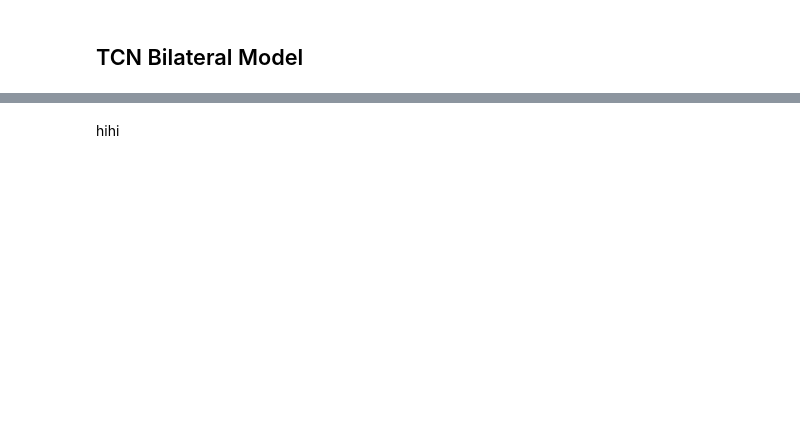
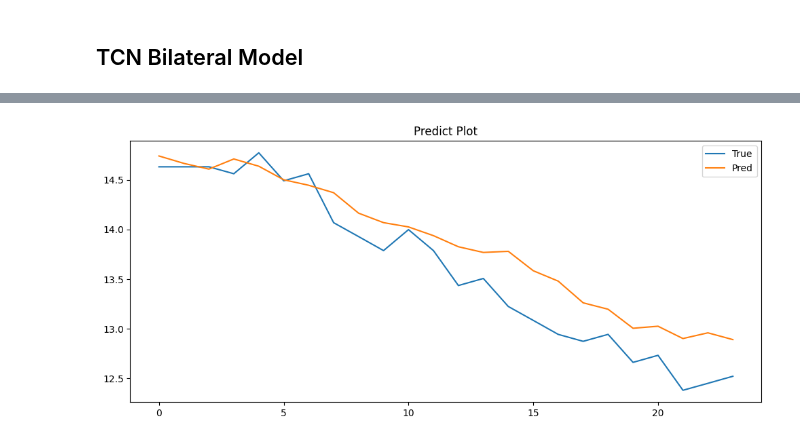
Before and after one commit to thetreeee/OliTemperature, a Jupyter notebook: Aww_Model.ipynb, the cells around one changed output, grey strips where cells are left out. Cells and saved outputs as stored; diff of their text form; code cells hidden in the pictures; blank space fills up the shorter version.

```diff
--- a/Aww_Model.ipynb
+++ b/Aww_Model.ipynb
@@ -17,7 +18,7 @@ from statsmodels.tsa.seasonal import STL
 # %%
 # Đọc dữ liệu
 device = torch.device("cuda" if torch.cuda.is_available() else "cpu")
-df = pd.read_csv("/content/drive/MyDrive/Deep Learning/DL_dataa/data/ETTm1.csv")
+df = pd.read_csv("G:/Code/Deep Learning/deeplearning/OliTemperature/ETTm1.csv")
 
 df['date'] = pd.to_datetime(df['date'])
 df = df.set_index('date')
@@ -760,5 +775,5 @@ print(f'Val Loss: {best_val_loss}')
 # %%
-checkpoint = torch.load("/content/seq2seqs_checkpoint.pth", map_location=device)
+checkpoint = torch.load("G:/Code/Deep Learning/deeplearning/OliTemperature/seq2seq_checkpoint.pth", map_location=device)
 model.load_state_dict(checkpoint['model_state_dict'])
 model.eval()
 total_loss=  []
@@ -982,7 +1014,7 @@ def predict_running(model,data_loader,file):
   total_loss = []
   preds,trues = [],[]
   with torch.no_grad():
-      for x, y in test_loader:
+      for x, y in data_loader:
           x = x.to(device)
           y = y.to(device)
           output = model(x)
@@ -1169,2 +1253,2 @@ print(f'TCN Val Loss: {TCN_best_val_loss}')
 # %%
-TCN_preds,TCN_trues,TCN_total_loss = predict_running(TCN_model,test_loader,'/content/TCN_checkpoint.pth')
+TCN_preds,TCN_trues,TCN_total_loss = predict_running(TCN_model,val_loader,'G:/Code/Deep Learning/deeplearning/OliTemperature/TCN_checkpoint.pth')
@@ -1175,2 +1287,3 @@ print(f'TCN True Grouth: {TCN_trues}')
 # %%
-plot_function(TCN_preds,TCN_trues,TCN_total_loss,100,TCN_criterion)
+plot_function(TCN_preds,TCN_trues,TCN_total_loss,0,TCN_criterion)
+# %% [output]
@@ -1177,2 +1292 @@ plot_function(TCN_preds,TCN_trues,TCN_total_loss,100,TCN_criterion)
+[figure, added]
-# %% [markdown]
-hihi
```
Also changed, not shown: parts of 16 cells of this notebook.
